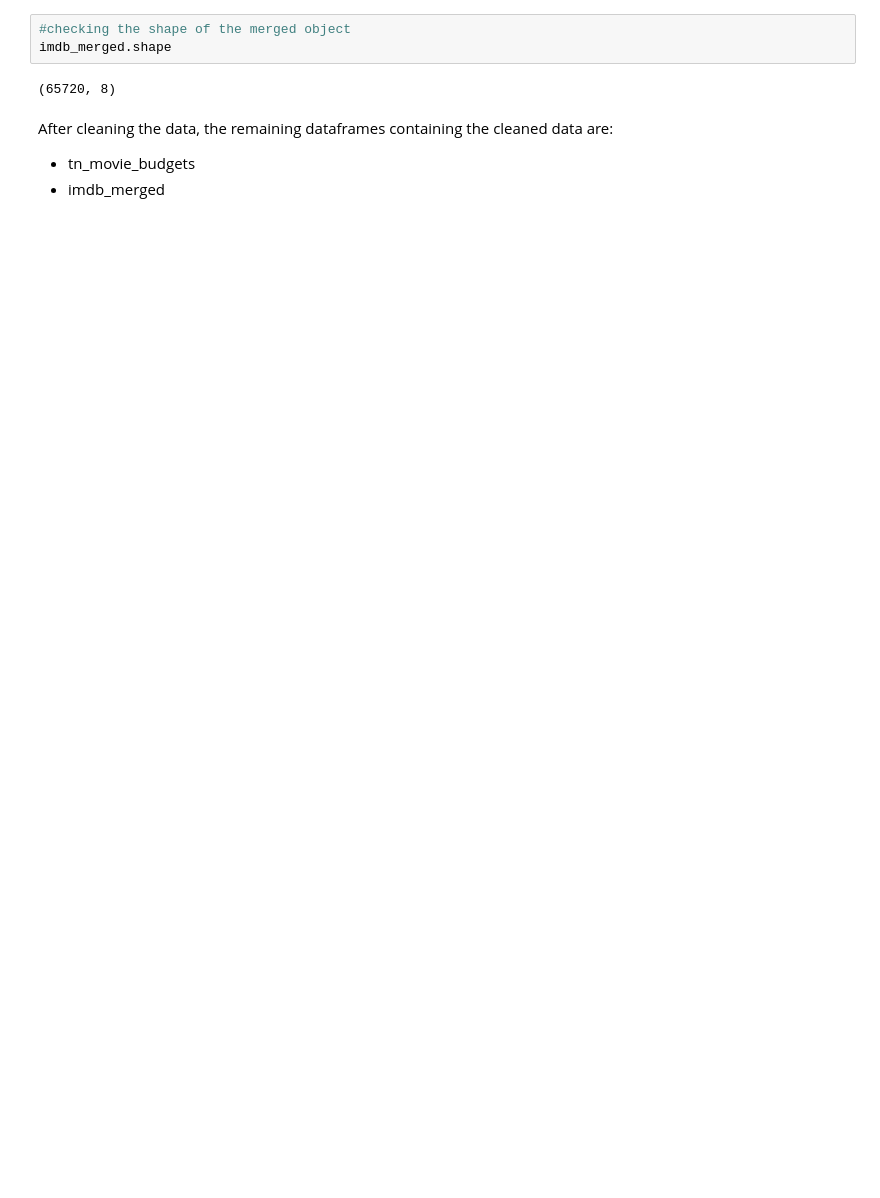
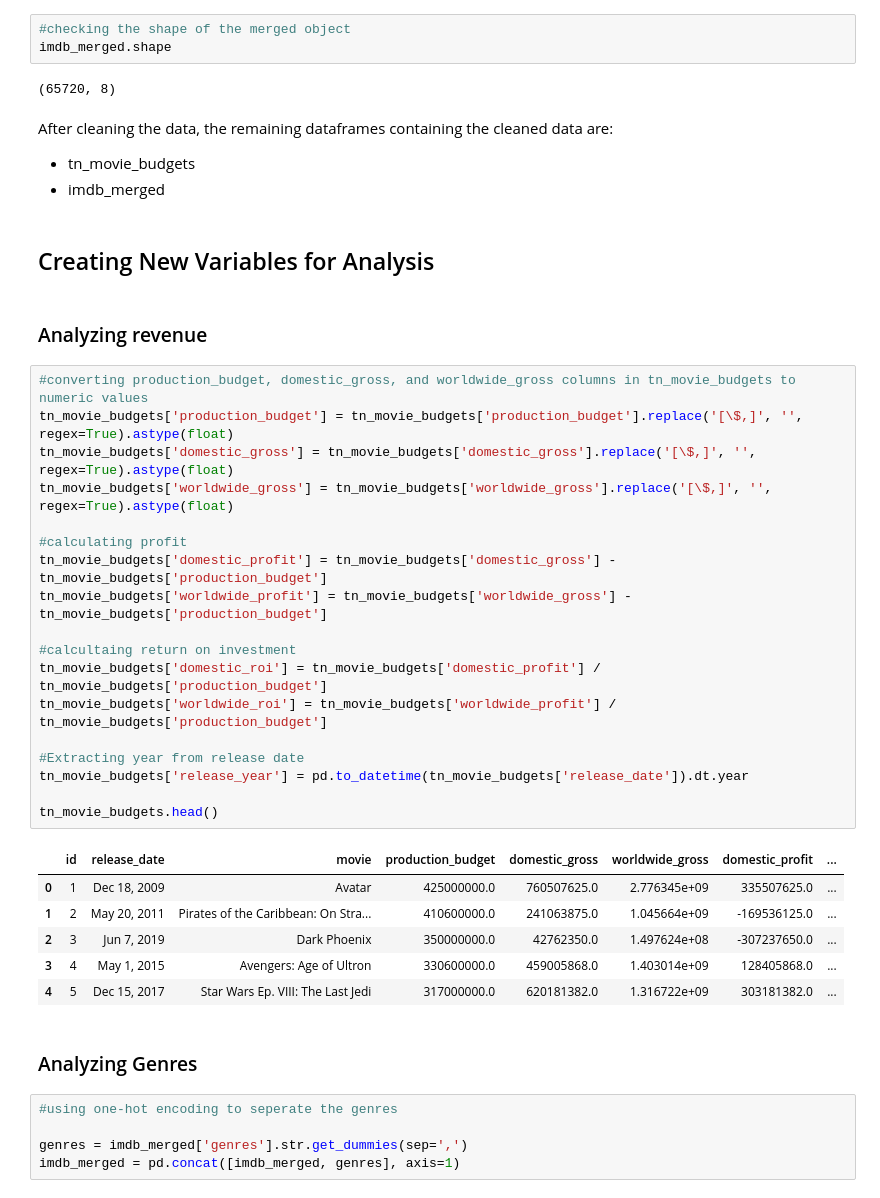
Before and after one commit to daveochieng8/Phase-1-Project, a Jupyter notebook: index.ipynb, the cells around one changed output. Cells and saved outputs as stored; diff of their text form; blank space fills up the shorter version.

```diff
--- a/index.ipynb
+++ b/index.ipynb
@@ -273,3 +274,39 @@ imdb_merged.shape
 After cleaning the data, the remaining dataframes containing the cleaned data are:
 - tn_movie_budgets
 - imdb_merged
+# %% [markdown]
+## Creating New Variables for Analysis
+# %% [markdown]
+### Analyzing revenue
+# %%
+#converting production_budget, domestic_gross, and worldwide_gross columns in tn_movie_budgets to numeric values
+tn_movie_budgets['production_budget'] = tn_movie_budgets['production_budget'].replace('[\$,]', '', regex=True).astype(float)
+tn_movie_budgets['domestic_gross'] = tn_movie_budgets['domestic_gross'].replace('[\$,]', '', regex=True).astype(float)
+tn_movie_budgets['worldwide_gross'] = tn_movie_budgets['worldwide_gross'].replace('[\$,]', '', regex=True).astype(float)
+
+#calculating profit
+tn_movie_budgets['domestic_profit'] = tn_movie_budgets['domestic_gross'] - tn_movie_budgets['production_budget']
+tn_movie_budgets['worldwide_profit'] = tn_movie_budgets['worldwide_gross'] - tn_movie_budgets['production_budget']
+
+#calcultaing return on investment
+tn_movie_budgets['domestic_roi'] = tn_movie_budgets['domestic_profit'] / tn_movie_budgets['production_budget']
+tn_movie_budgets['worldwide_roi'] = tn_movie_budgets['worldwide_profit'] / tn_movie_budgets['production_budget']
+
+#Extracting year from release date
+tn_movie_budgets['release_year'] = pd.to_datetime(tn_movie_budgets['release_date']).dt.year
+
+tn_movie_budgets.head()
+# %% [output]
+|  | id | release_date | movie | production_budget | domestic_gross | worldwide_gross | domestic_profit | ... |
+| 0 | 1 | Dec 18, 2009 | Avatar | 425000000.0 | 760507625.0 | 2.776345e+09 | 335507625.0 | ... |
+| 1 | 2 | May 20, 2011 | Pirates of the Caribbean: On Stra... | 410600000.0 | 241063875.0 | 1.045664e+09 | -169536125.0 | ... |
+| 2 | 3 | Jun 7, 2019 | Dark Phoenix | 350000000.0 | 42762350.0 | 1.497624e+08 | -307237650.0 | ... |
+| 3 | 4 | May 1, 2015 | Avengers: Age of Ultron | 330600000.0 | 459005868.0 | 1.403014e+09 | 128405868.0 | ... |
+| 4 | 5 | Dec 15, 2017 | Star Wars Ep. VIII: The Last Jedi | 317000000.0 | 620181382.0 | 1.316722e+09 | 303181382.0 | ... |
+# %% [markdown]
+### Analyzing Genres
+# %%
+#using one-hot encoding to seperate the genres
+
+genres = imdb_merged['genres'].str.get_dummies(sep=',')
+imdb_merged = pd.concat([imdb_merged, genres], axis=1)
```
Also changed, not shown: parts of 5 cells of this notebook.
